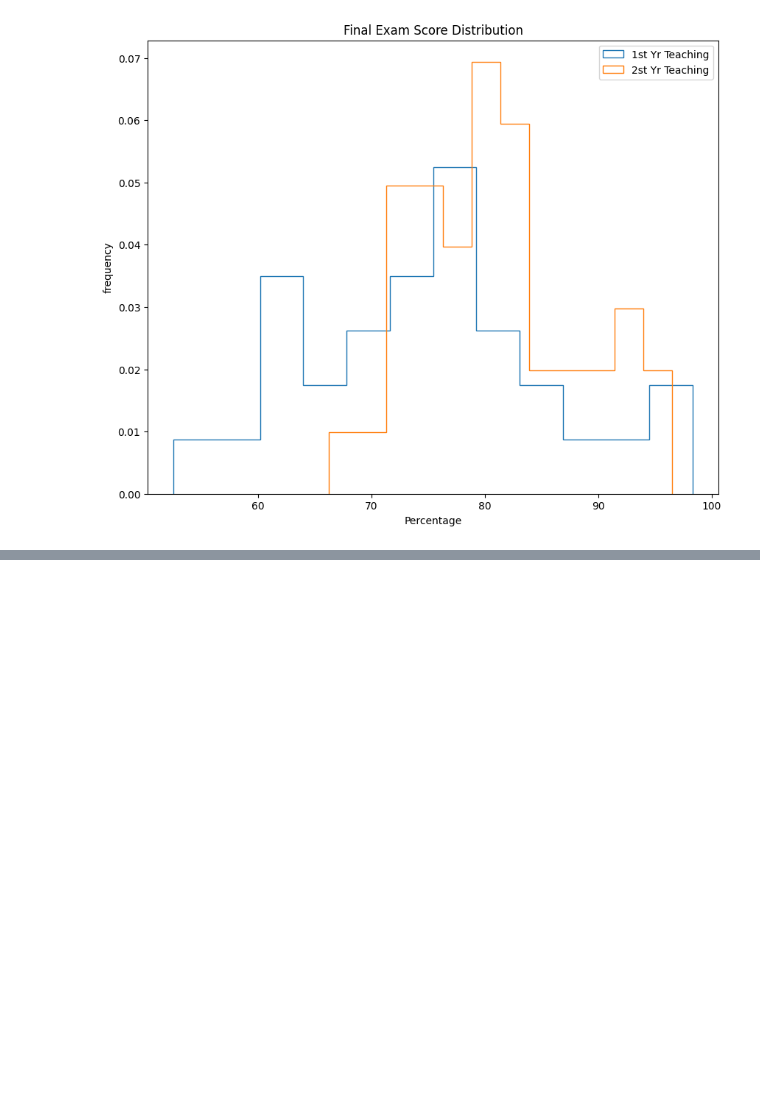
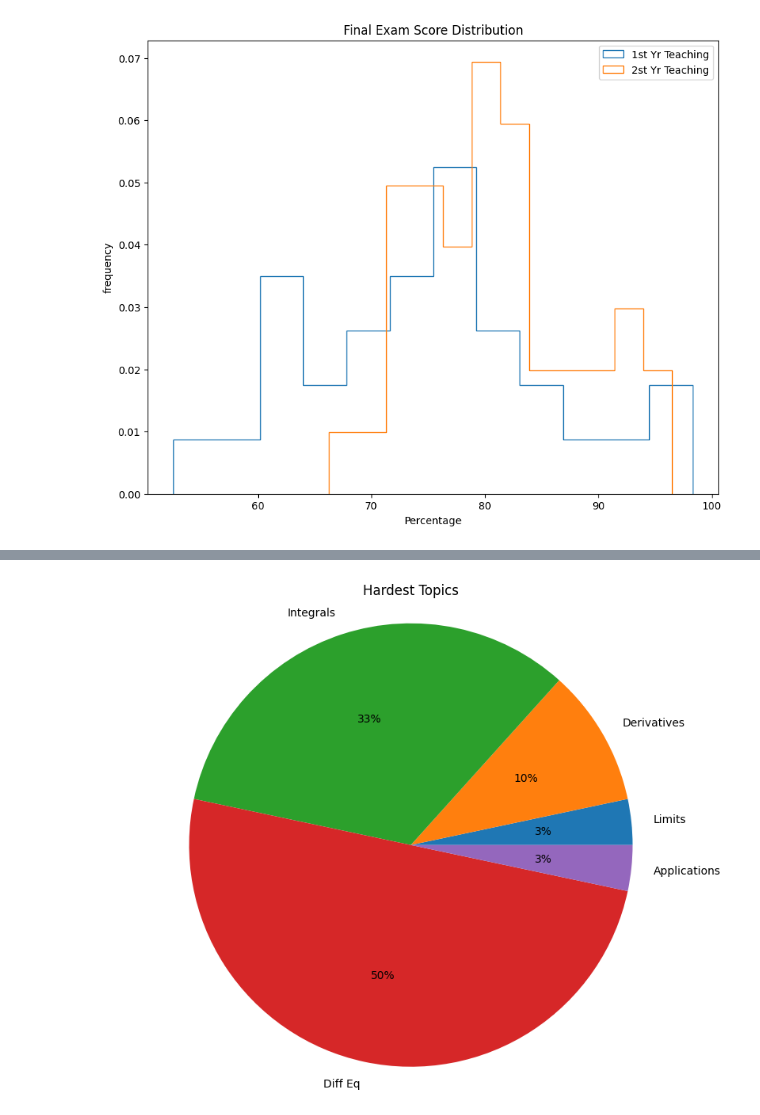
Before and after one commit to artipyzzz/Data-Science-Notebook, a Jupyter notebook: 4 Data Vis/projects/1 project.ipynb, the cells around one changed output, grey strips where cells are left out. Cells and saved outputs as stored; diff of their text form; code cells hidden in the pictures; blank space fills up the shorter version.

```diff
--- a/4 Data Vis/projects/1 project.ipynb
+++ b/4 Data Vis/projects/1 project.ipynb
@@ -210,3 +210,25 @@ plt.show()
 Данные которые вам необходимы для воссоздания этой диаграммы храняться в переменной
 - unit_topics
 - num_hardest_reported
+# %%
+unit_topics = ['Limits', 'Derivatives', 'Integrals', 'Diff Eq', 'Applications']
+num_hardest_reported = [1, 3, 10, 15, 1]
+
+# создайте фигуру размером 10 на 8
+plt.figure(figsize=(10,8))
+
+# представьте данные в виде круговой диаграммы
+plt.pie(num_hardest_reported, labels=unit_topics, autopct='%d%%')
+
+# установите равные оси
+plt.axis('equal')
+
+# добавьте заголовок
+plt.title('Hardest Topics')
+
+# сохраните график в файл с именем my_pie_chart.png
+plt.savefig('my_pie_chart.png')
+
+plt.show()
+# %% [output]
+[figure, added]
```
Also changed, not shown: parts of 2 cells of this notebook, 4 other files.
